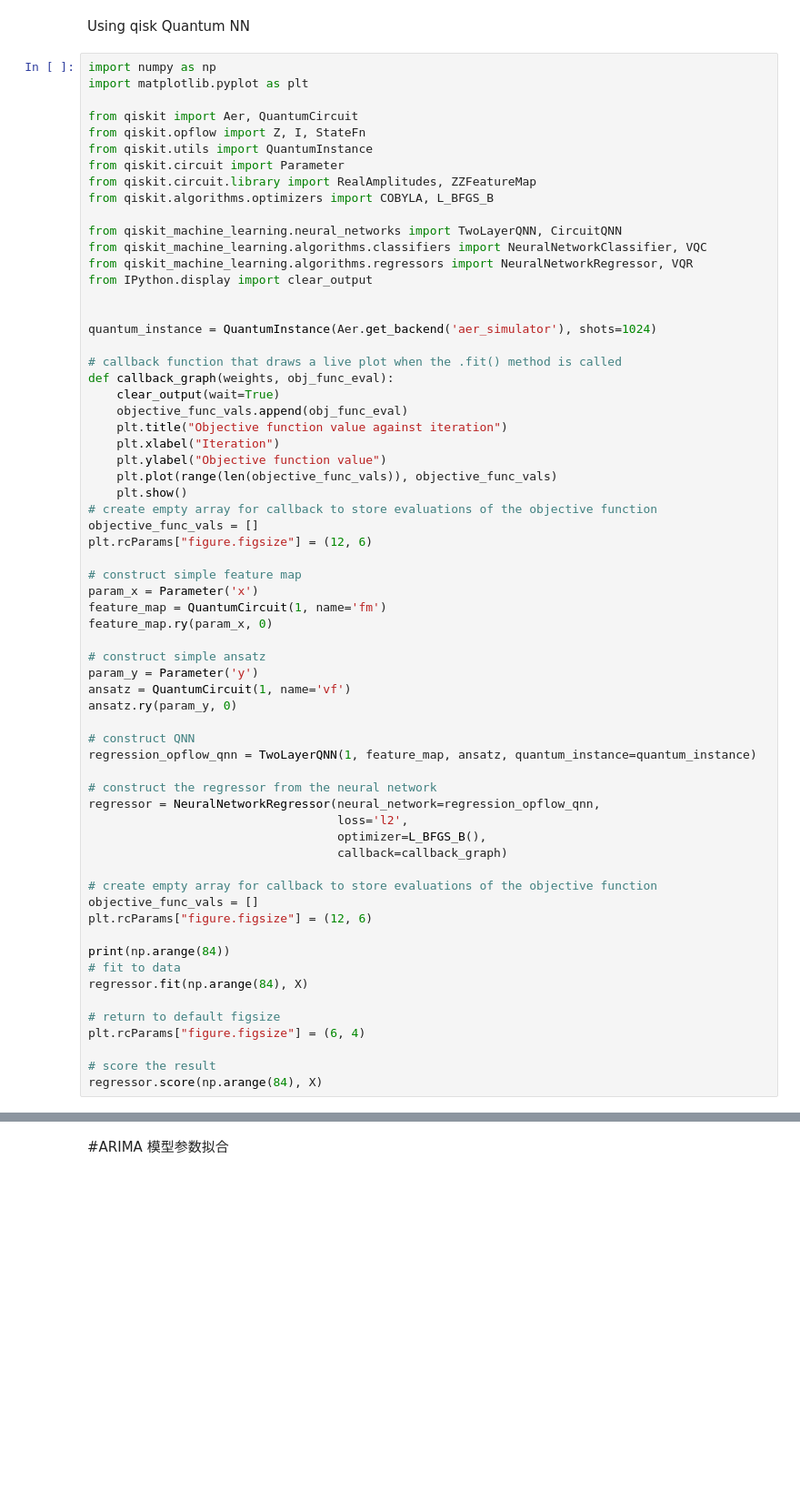
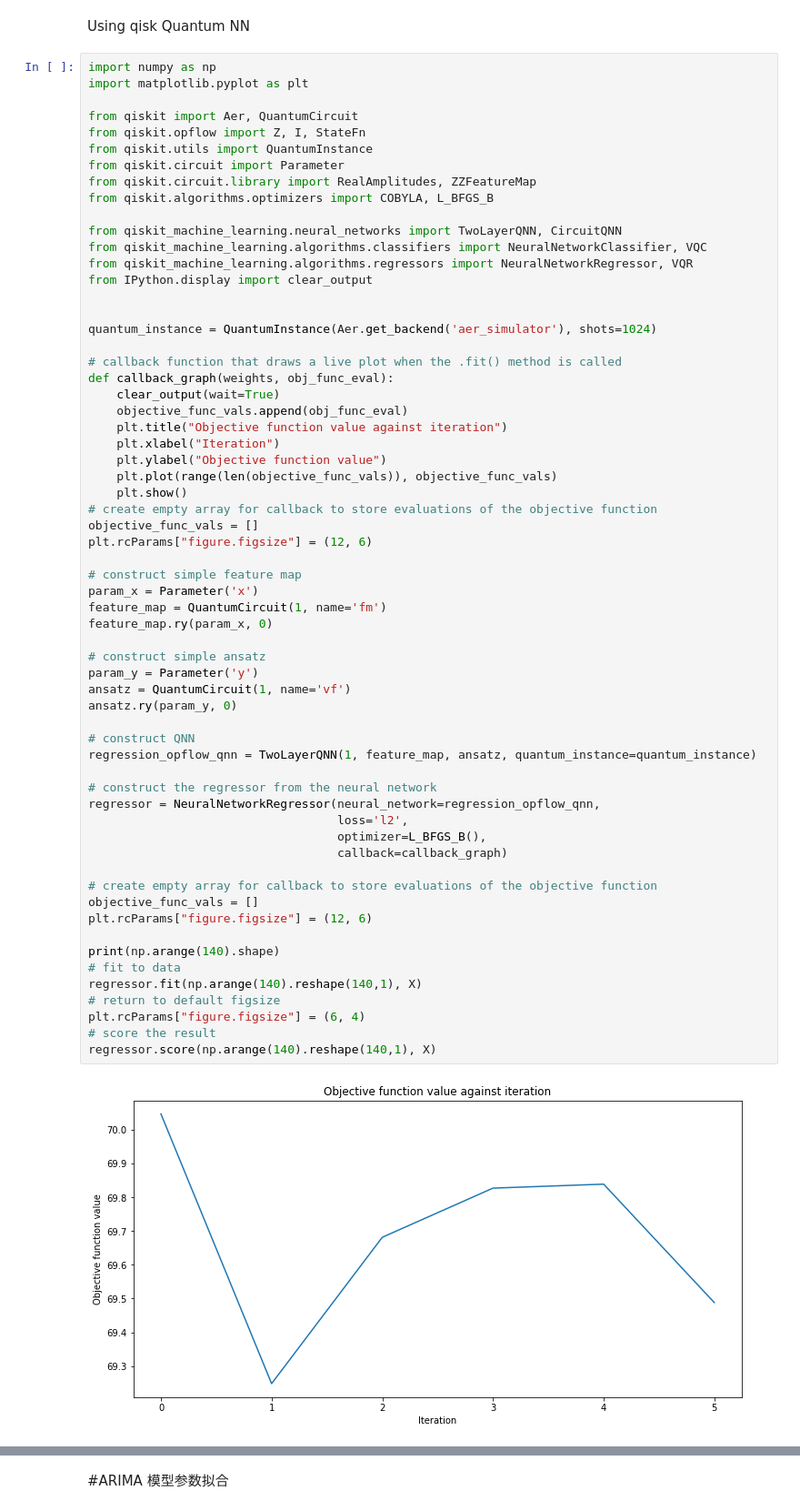
Before and after one commit to MingCHEN-Github/google-trace-analysis, a Jupyter notebook: CPUusage_ClusterLevel_TimeSeries.ipynb, the cells around one changed output, grey strips where cells are left out. Shown: that part at 91% size. Cells and saved outputs as stored; diff of their text form; blank space fills up the shorter version.

```diff
--- a/CPUusage_ClusterLevel_TimeSeries.ipynb
+++ b/CPUusage_ClusterLevel_TimeSeries.ipynb
@@ -173,35 +185,34 @@ objective_func_vals = []
 plt.rcParams["figure.figsize"] = (12, 6)
 
 # construct simple feature map
 param_x = Parameter('x')
 feature_map = QuantumCircuit(1, name='fm')
 feature_map.ry(param_x, 0)
 
 # construct simple ansatz
 param_y = Parameter('y')
 ansatz = QuantumCircuit(1, name='vf')
 ansatz.ry(param_y, 0)
 
 # construct QNN
 regression_opflow_qnn = TwoLayerQNN(1, feature_map, ansatz, quantum_instance=quantum_instance)
 
 # construct the regressor from the neural network
 regressor = NeuralNetworkRegressor(neural_network=regression_opflow_qnn,
                                    loss='l2',
                                    optimizer=L_BFGS_B(),
                                    callback=callback_graph)
 
 # create empty array for callback to store evaluations of the objective function
 objective_func_vals = []
 plt.rcParams["figure.figsize"] = (12, 6)
 
-print(np.arange(84))
+print(np.arange(140).shape)
 # fit to data
-regressor.fit(np.arange(84), X)
-
+regressor.fit(np.arange(140).reshape(140,1), X)
 # return to default figsize
 plt.rcParams["figure.figsize"] = (6, 4)
-
 # score the result
-regressor.score(np.arange(84), X)
+regressor.score(np.arange(140).reshape(140,1), X)
 # %% [output]
+[figure, added]
```
Also changed, not shown: parts of 13 cells of this notebook, 1 other file.
